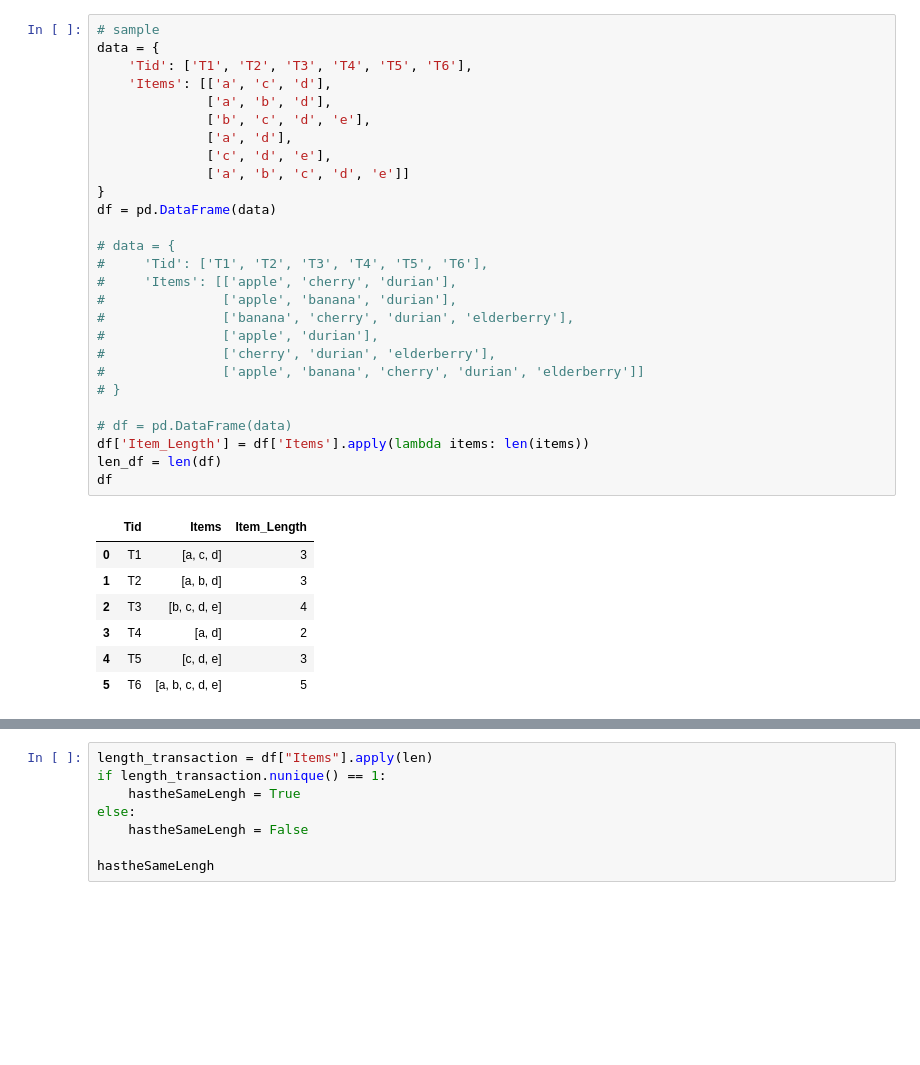
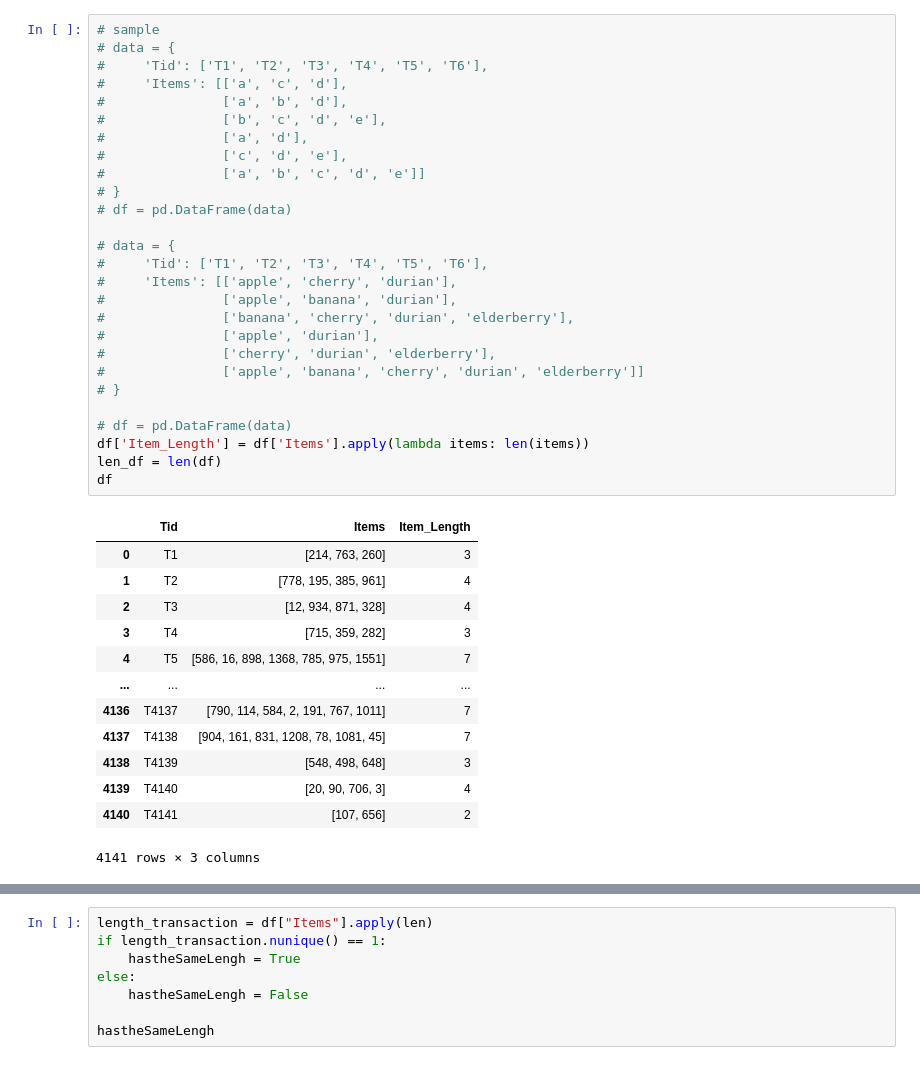
Before and after one commit to thaitrann/High-Occupancy-Itemset, a Jupyter notebook: code/FHOI.ipynb, the cells around one changed output, grey strips where cells are left out. Drawn from its saved outputs; the diff is of its cells as text; blank space fills up the shorter version.

```diff
--- a/code/FHOI.ipynb
+++ b/code/FHOI.ipynb
@@ -9,38 +23,44 @@ import time
 # %%
 # sample
-data = {
-    'Tid': ['T1', 'T2', 'T3', 'T4', 'T5', 'T6'],
-    'Items': [['a', 'c', 'd'],
-              ['a', 'b', 'd'],
-              ['b', 'c', 'd', 'e'],
-              ['a', 'd'],
-              ['c', 'd', 'e'],
-              ['a', 'b', 'c', 'd', 'e']]
-}
-df = pd.DataFrame(data)
+# data = {
+#     'Tid': ['T1', 'T2', 'T3', 'T4', 'T5', 'T6'],
+#     'Items': [['a', 'c', 'd'],
+#               ['a', 'b', 'd'],
+#               ['b', 'c', 'd', 'e'],
+#               ['a', 'd'],
+#               ['c', 'd', 'e'],
+#               ['a', 'b', 'c', 'd', 'e']]
+# }
+# df = pd.DataFrame(data)
 
 # data = {
 #     'Tid': ['T1', 'T2', 'T3', 'T4', 'T5', 'T6'],
 #     'Items': [['apple', 'cherry', 'durian'],
 #               ['apple', 'banana', 'durian'],
 #               ['banana', 'cherry', 'durian', 'elderberry'],
 #               ['apple', 'durian'],
 #               ['cherry', 'durian', 'elderberry'],
 #               ['apple', 'banana', 'cherry', 'durian', 'elderberry']]
 # }
 
 # df = pd.DataFrame(data)
 df['Item_Length'] = df['Items'].apply(lambda items: len(items))
 len_df = len(df)
 df
 # %% [output]
 |  | Tid | Items | Item_Length |
-| 0 | T1 | [a, c, d] | 3 |
-| 1 | T2 | [a, b, d] | 3 |
-| 2 | T3 | [b, c, d, e] | 4 |
-| 3 | T4 | [a, d] | 2 |
-| 4 | T5 | [c, d, e] | 3 |
-| 5 | T6 | [a, b, c, d, e] | 5 |
+| 0 | T1 | [214, 763, 260] | 3 |
+| 1 | T2 | [778, 195, 385, 961] | 4 |
+| 2 | T3 | [12, 934, 871, 328] | 4 |
+| 3 | T4 | [715, 359, 282] | 3 |
+| 4 | T5 | [586, 16, 898, 1368, 785, 975, 1551] | 7 |
+| ... | ... | ... | ... |
+| 4136 | T4137 | [790, 114, 584, 2, 191, 767, 1011] | 7 |
+| 4137 | T4138 | [904, 161, 831, 1208, 78, 1081, 45] | 7 |
+| 4138 | T4139 | [548, 498, 648] | 3 |
+| 4139 | T4140 | [20, 90, 706, 3] | 4 |
+| 4140 | T4141 | [107, 656] | 2 |
+4141 rows × 3 columns
 # %%
 unique_items = sorted(df['Items'].explode().unique()) # get unique item => save to list
 unique_items
```
Also changed, not shown: parts of 12 cells of this notebook, 5 other files.
